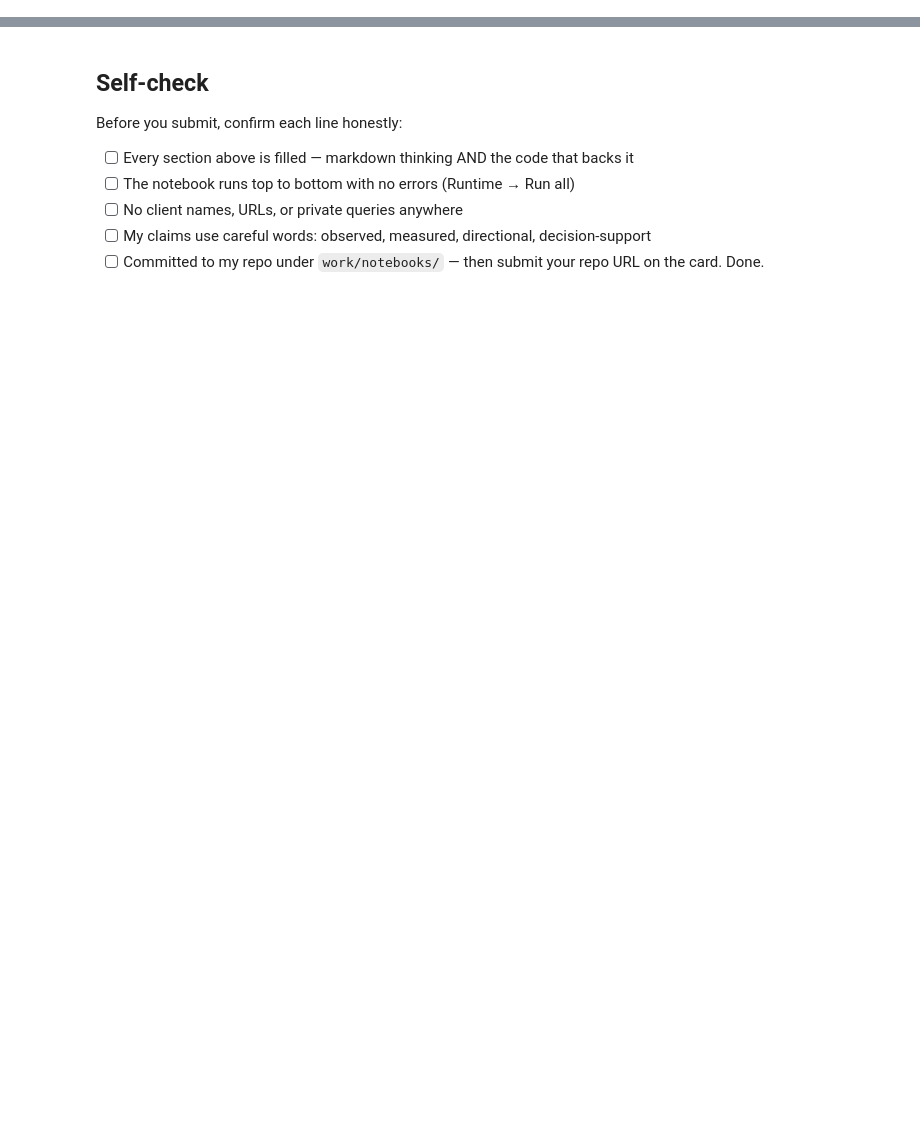
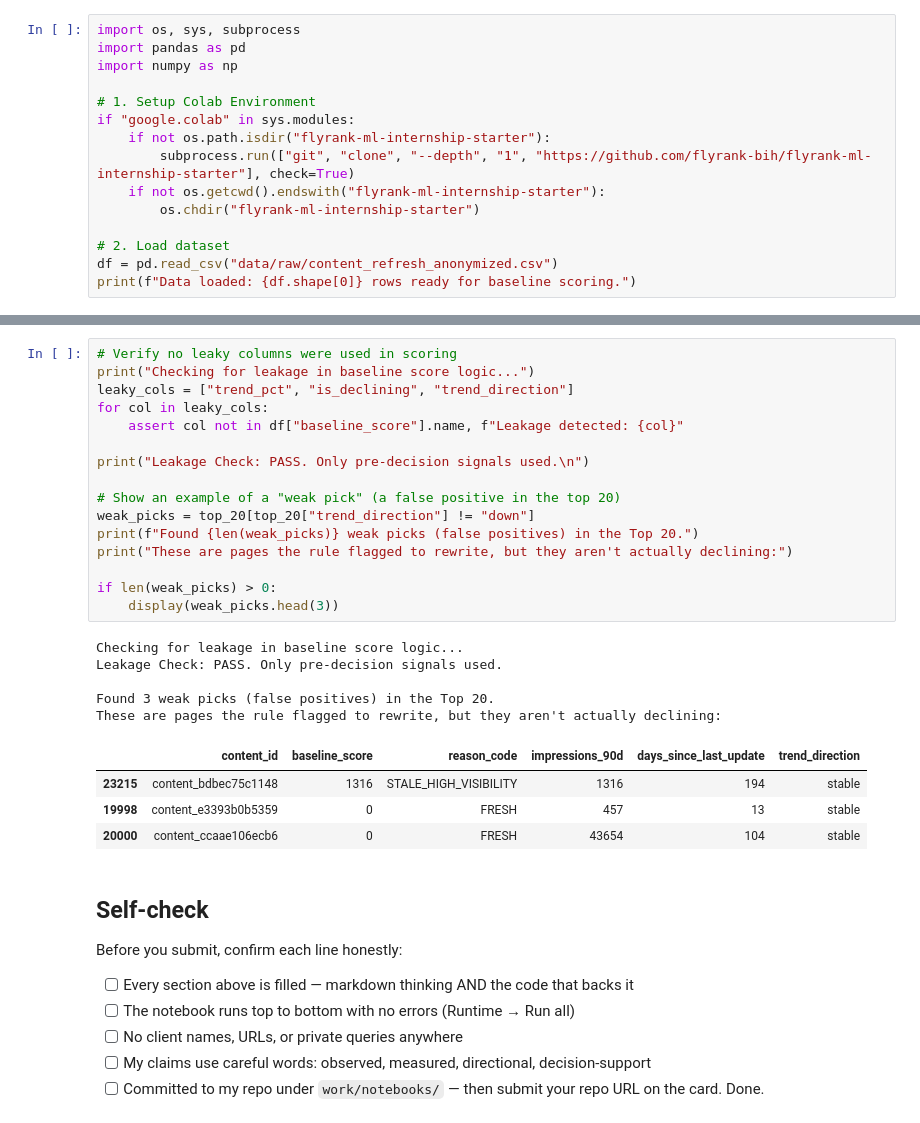
Before and after one commit to Bivo2004/my-ml-internship, a Jupyter notebook: work/notebooks/w04_baseline_score.ipynb, the cells around one changed output, grey strips where cells are left out. Saved outputs shown, nothing was run; the diff lists cells and outputs as text; blank space fills up the shorter version.

```diff
--- a/work/notebooks/w04_baseline_score.ipynb
+++ b/work/notebooks/w04_baseline_score.ipynb
@@ -15,0 +22,15 @@ This skeleton is yours to fill. Work the sections **in order** — each one has
+# %%
+import os, sys, subprocess
+import pandas as pd
+import numpy as np
+
+# 1. Setup Colab Environment
+if "google.colab" in sys.modules:
+    if not os.path.isdir("flyrank-ml-internship-starter"):
+        subprocess.run(["git", "clone", "--depth", "1", "https://github.com/flyrank-bih/flyrank-ml-internship-starter"], check=True)
+    if not os.getcwd().endswith("flyrank-ml-internship-starter"):
+        os.chdir("flyrank-ml-internship-starter")
+
+# 2. Load dataset
+df = pd.read_csv("data/raw/content_refresh_anonymized.csv")
+print(f"Data loaded: {df.shape[0]} rows ready for baseline scoring.")
@@ -37,3 +119,29 @@ This skeleton is yours to fill. Work the sections **in order** — each one has
+# %%
+# Verify no leaky columns were used in scoring
+print("Checking for leakage in baseline score logic...")
+leaky_cols = ["trend_pct", "is_declining", "trend_direction"]
+for col in leaky_cols:
+    assert col not in df["baseline_score"].name, f"Leakage detected: {col}"
+
+print("Leakage Check: PASS. Only pre-decision signals used.\n")
+
+# Show an example of a "weak pick" (a false positive in the top 20)
+weak_picks = top_20[top_20["trend_direction"] != "down"]
+print(f"Found {len(weak_picks)} weak picks (false positives) in the Top 20.")
+print("These are pages the rule flagged to rewrite, but they aren't actually declining:")
+
+if len(weak_picks) > 0:
+    display(weak_picks.head(3))
+# %% [output]
+Checking for leakage in baseline score logic...
+Leakage Check: PASS. Only pre-decision signals used.
+
+Found 3 weak picks (false positives) in the Top 20.
+These are pages the rule flagged to rewrite, but they aren't actually declining:
+|  | content_id | baseline_score | reason_code | impressions_90d | days_since_last_update | trend_direction |
+| 23215 | content_bdbec75c1148 | 1316 | STALE_HIGH_VISIBILITY | 1316 | 194 | stable |
+| 19998 | content_e3393b0b5359 | 0 | FRESH | 457 | 13 | stable |
+| 20000 | content_ccaae106ecb6 | 0 | FRESH | 43654 | 104 | stable |
 # %% [markdown]
 ## Self-check
 
```
Also changed, not shown: parts of 14 cells of this notebook.
